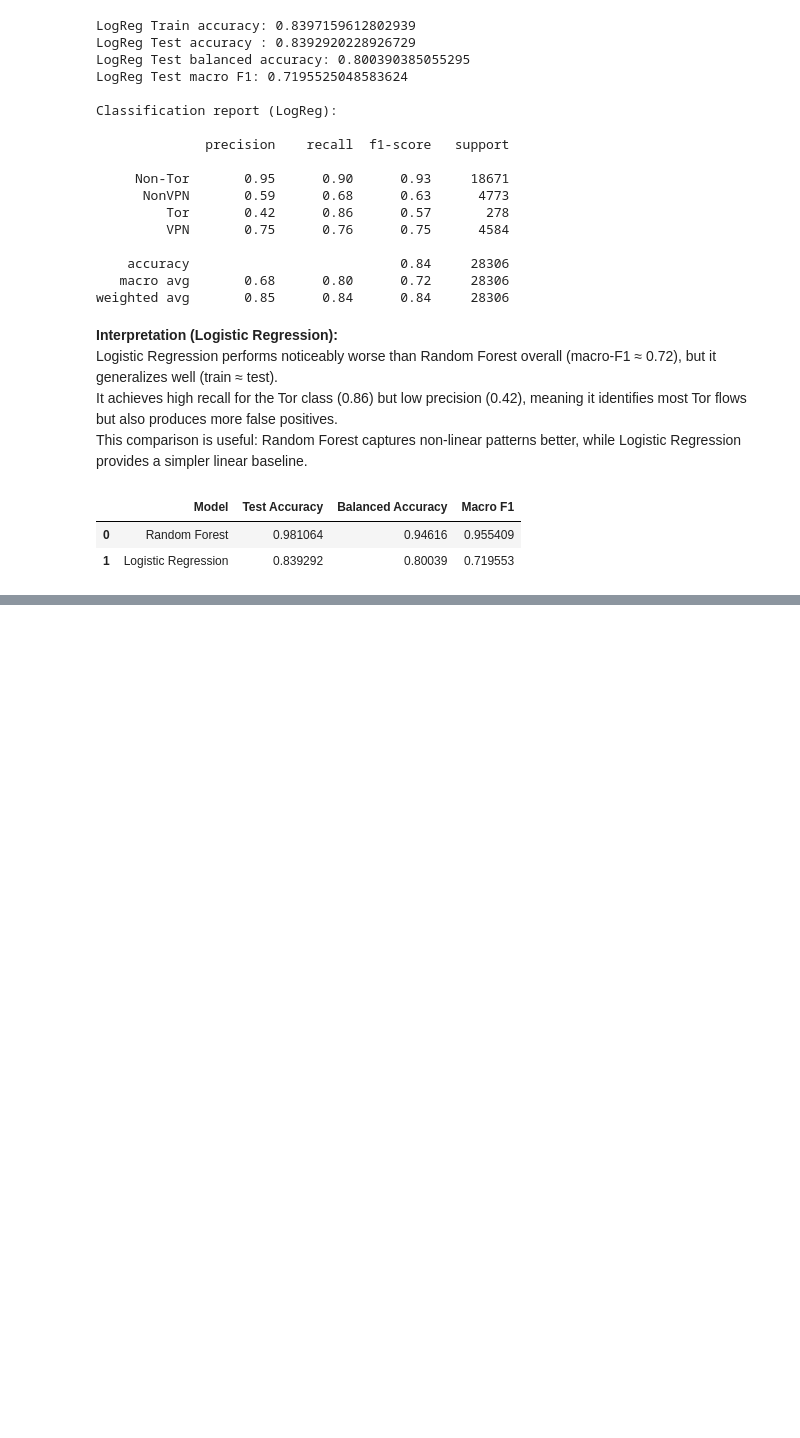
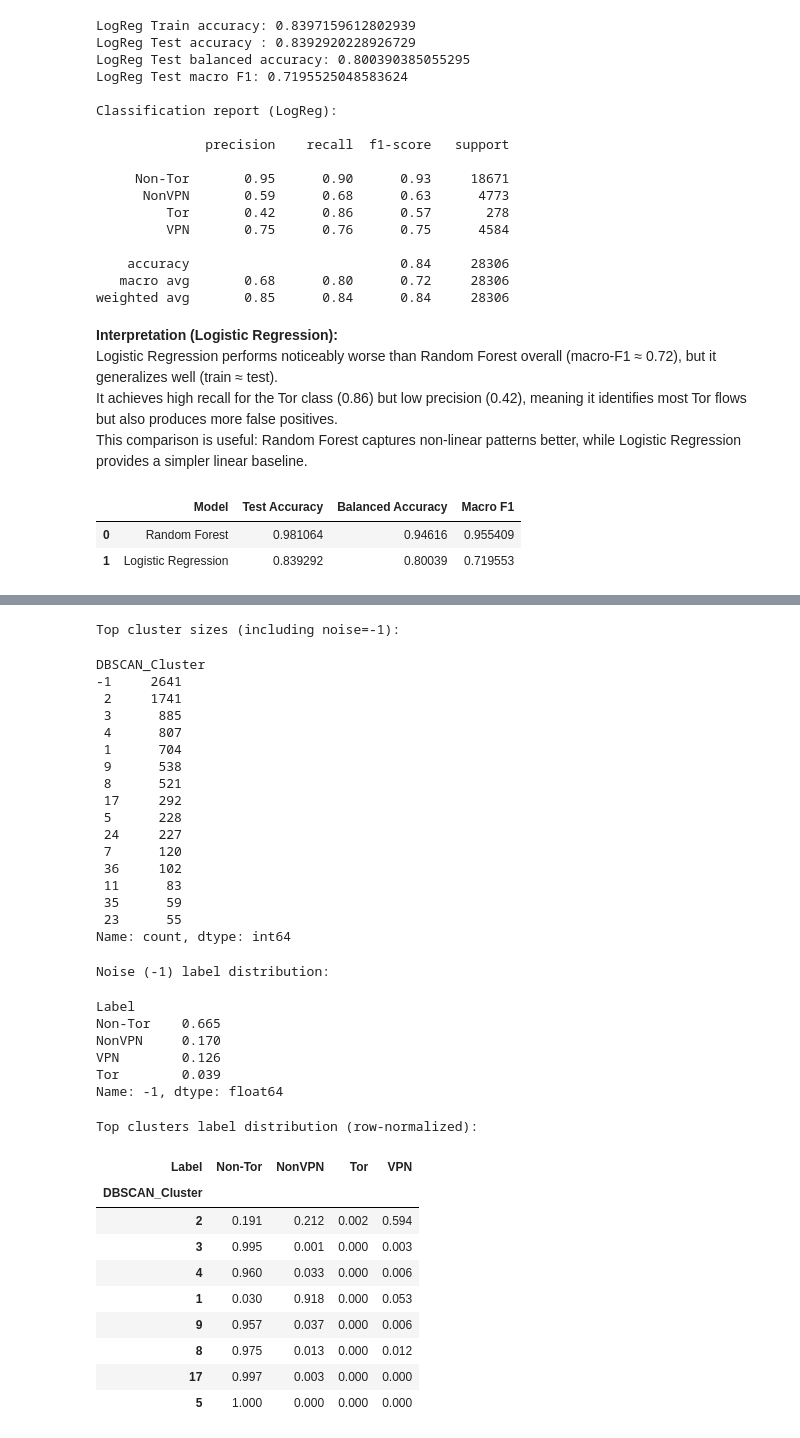
Before and after one commit to jaspindersingh919/CS4403-Project, a Jupyter notebook: Code/CS4403_Project_Notebook.ipynb, the cells around one changed output, grey strips where cells are left out. Cells and saved outputs as stored; diff of their text form; code cells hidden in the pictures; blank space fills up the shorter version.

```diff
--- a/Code/CS4403_Project_Notebook.ipynb
+++ b/Code/CS4403_Project_Notebook.ipynb
@@ -628,0 +790,59 @@ comparison
+# %%
+# Align labels (avoid index mismatch)
+y2 = y_label_sample2.reset_index(drop=True)
+clusters = pd.Series(labels_db, name="DBSCAN_Cluster")
+
+# Cluster size distribution (top 15)
+sizes = clusters.value_counts()
+print("Top cluster sizes (including noise=-1):")
+display(sizes.head(15))
+
+# Label mix for NOISE only (cluster -1)
+ct = pd.crosstab(clusters, y2)
+ct_norm = ct.div(ct.sum(axis=1), axis=0)
+
+if -1 in ct.index:
+    print("\nNoise (-1) label distribution:")
+    display(ct_norm.loc[-1].sort_values(ascending=False).round(3))
+
+# Label mix for top clusters (excluding noise)
+top_clusters = sizes[sizes.index != -1].head(8).index
+print("\nTop clusters label distribution (row-normalized):")
+display(ct_norm.loc[top_clusters].round(3))
+# %% [output]
+Top cluster sizes (including noise=-1):
+DBSCAN_Cluster
+-1     2641
+ 2     1741
+ 3      885
+ 4      807
+ 1      704
+ 9      538
+ 8      521
+ 17     292
+ 5      228
+ 24     227
+ 7      120
+ 36     102
+ 11      83
+ 35      59
+ 23      55
+Name: count, dtype: int64
+Noise (-1) label distribution:
+Label
+Non-Tor    0.665
+NonVPN     0.170
+VPN        0.126
+Tor        0.039
+Name: -1, dtype: float64
+Top clusters label distribution (row-normalized):
+| Label | Non-Tor | NonVPN | Tor | VPN |
+| DBSCAN_Cluster |  |  |  |  |
+| 2 | 0.191 | 0.212 | 0.002 | 0.594 |
+| 3 | 0.995 | 0.001 | 0.000 | 0.003 |
+| 4 | 0.960 | 0.033 | 0.000 | 0.006 |
+| 1 | 0.030 | 0.918 | 0.000 | 0.053 |
+| 9 | 0.957 | 0.037 | 0.000 | 0.006 |
+| 8 | 0.975 | 0.013 | 0.000 | 0.012 |
+| 17 | 0.997 | 0.003 | 0.000 | 0.000 |
+| 5 | 1.000 | 0.000 | 0.000 | 0.000 |
```
Also changed, not shown: parts of 13 cells of this notebook.
